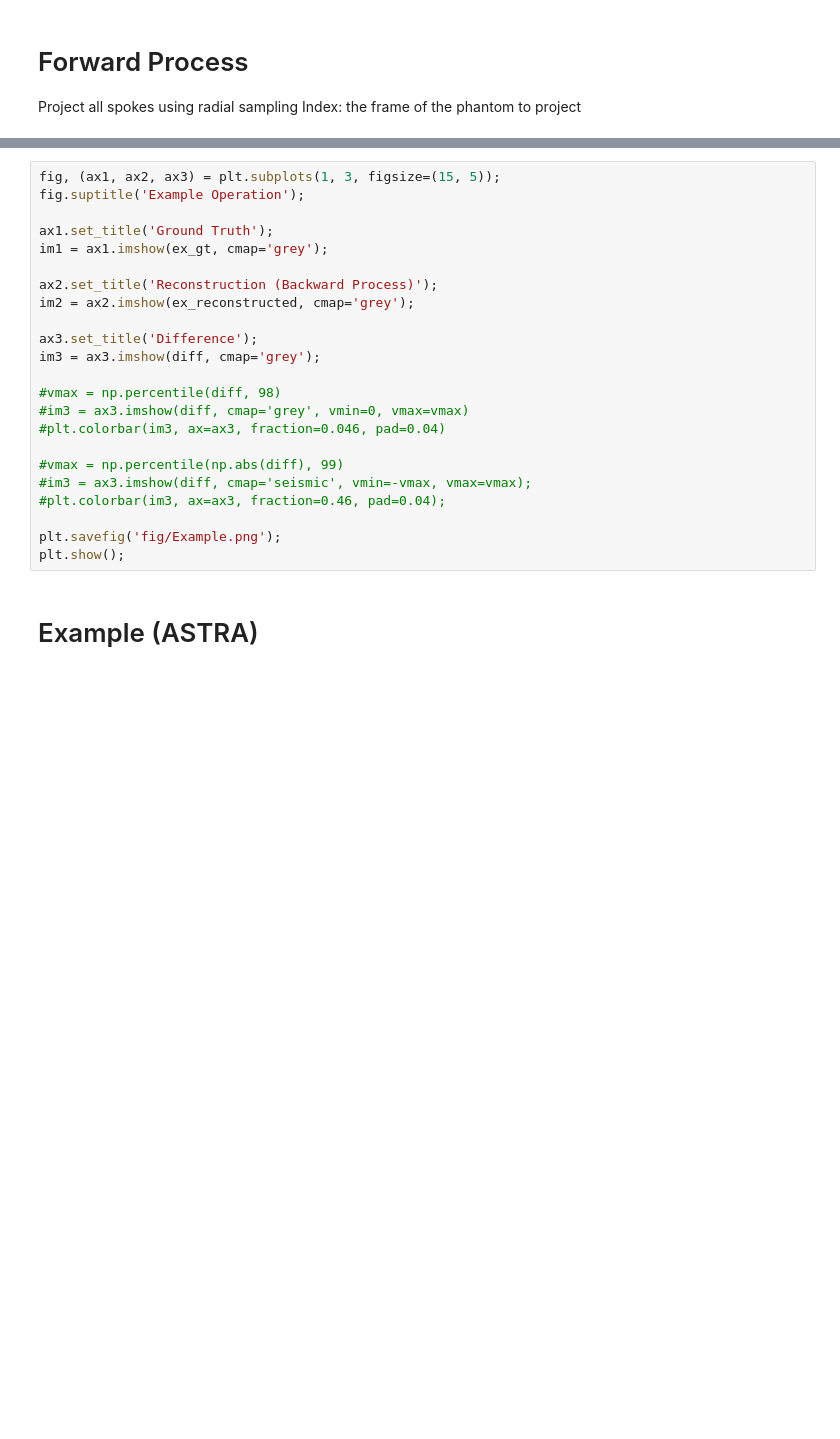
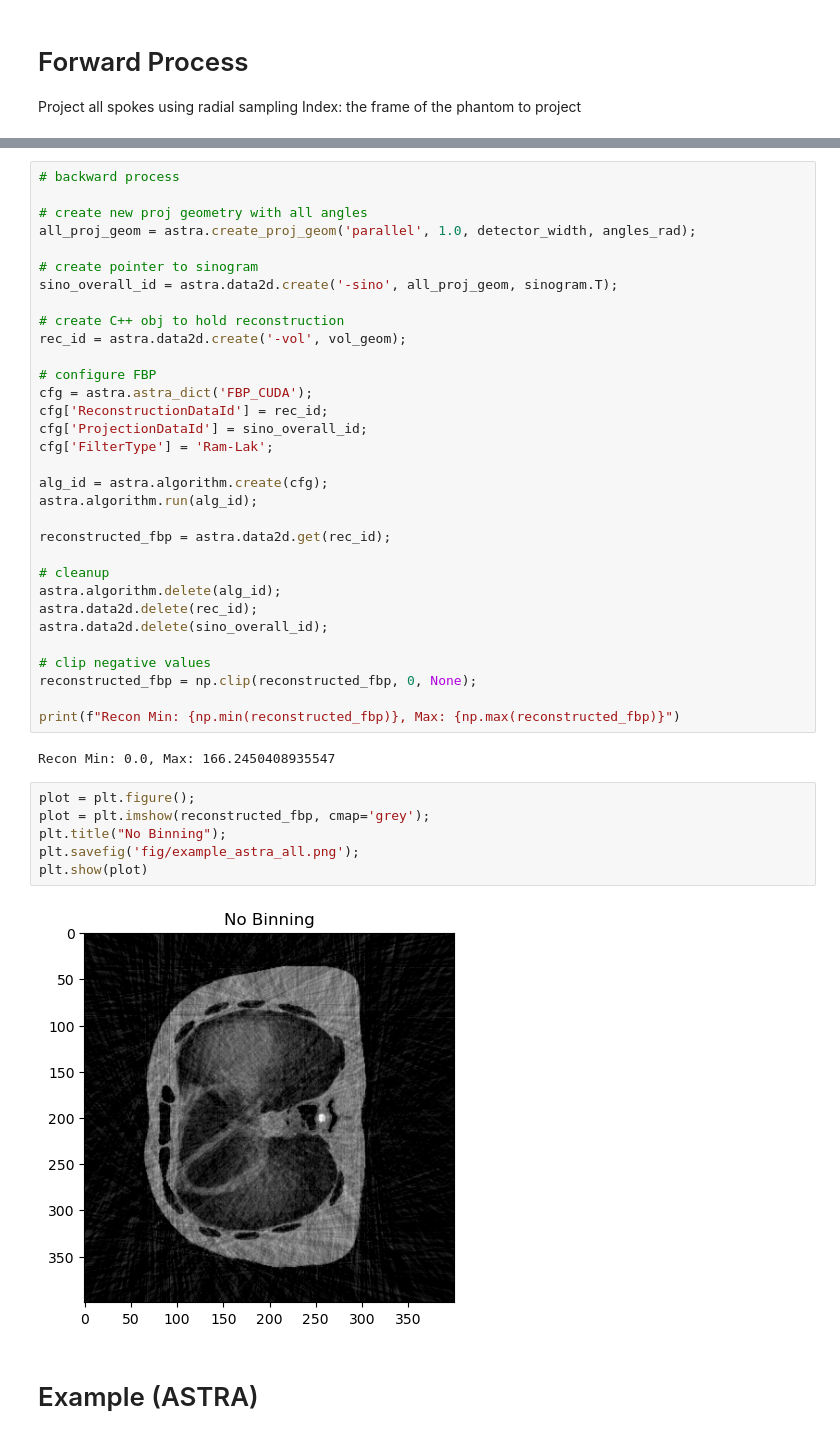
Before and after one commit to cmjw/MRI-Breathing-Artifacts, a Jupyter notebook: xcat_breathing_recon.ipynb, the cells around one changed output, grey strips where cells are left out. Cells and saved outputs as stored; diff of their text form; blank space fills up the shorter version.

Commit message:
Create base ASTRA functionality

```diff
--- a/xcat_breathing_recon.ipynb
+++ b/xcat_breathing_recon.ipynb
@@ -168,26 +154,45 @@ print(f"Diff Min: {np.min(diff)}, Max: {np.max(diff)}")
-# %%
-fig, (ax1, ax2, ax3) = plt.subplots(1, 3, figsize=(15, 5));
-fig.suptitle('Example Operation');
-
-ax1.set_title('Ground Truth');
-im1 = ax1.imshow(ex_gt, cmap='grey');
-
-ax2.set_title('Reconstruction (Backward Process)');
-im2 = ax2.imshow(ex_reconstructed, cmap='grey');
-
-ax3.set_title('Difference');
-im3 = ax3.imshow(diff, cmap='grey');
-
-#vmax = np.percentile(diff, 98)
-#im3 = ax3.imshow(diff, cmap='grey', vmin=0, vmax=vmax)
-#plt.colorbar(im3, ax=ax3, fraction=0.046, pad=0.04)
-
-#vmax = np.percentile(np.abs(diff), 99)
-#im3 = ax3.imshow(diff, cmap='seismic', vmin=-vmax, vmax=vmax);
-#plt.colorbar(im3, ax=ax3, fraction=0.46, pad=0.04);
-
-plt.savefig('fig/Example.png');
-plt.show();
+# %%
+# backward process
+
+# create new proj geometry with all angles
+all_proj_geom = astra.create_proj_geom('parallel', 1.0, detector_width, angles_rad);
+
+# create pointer to sinogram
+sino_overall_id = astra.data2d.create('-sino', all_proj_geom, sinogram.T);
+
+# create C++ obj to hold reconstruction
+rec_id = astra.data2d.create('-vol', vol_geom);
+
+# configure FBP
+cfg = astra.astra_dict('FBP_CUDA');
+cfg['ReconstructionDataId'] = rec_id;
+cfg['ProjectionDataId'] = sino_overall_id;
+cfg['FilterType'] = 'Ram-Lak';
+
+alg_id = astra.algorithm.create(cfg);
+astra.algorithm.run(alg_id);
+
+reconstructed_fbp = astra.data2d.get(rec_id);
+
+# cleanup
+astra.algorithm.delete(alg_id);
+astra.data2d.delete(rec_id);
+astra.data2d.delete(sino_overall_id);
+
+# clip negative values
+reconstructed_fbp = np.clip(reconstructed_fbp, 0, None);
+
+print(f"Recon Min: {np.min(reconstructed_fbp)}, Max: {np.max(reconstructed_fbp)}")
+# %% [output]
+Recon Min: 0.0, Max: 166.2450408935547
+# %%
+plot = plt.figure();
+plot = plt.imshow(reconstructed_fbp, cmap='grey');
+plt.title("No Binning");
+plt.savefig('fig/example_astra_all.png');
+plt.show(plot)
+# %% [output]
+[figure, added]
 # %% [markdown]
 # Example (ASTRA)
 # %%
```
Also changed, not shown: parts of 8 cells of this notebook.
